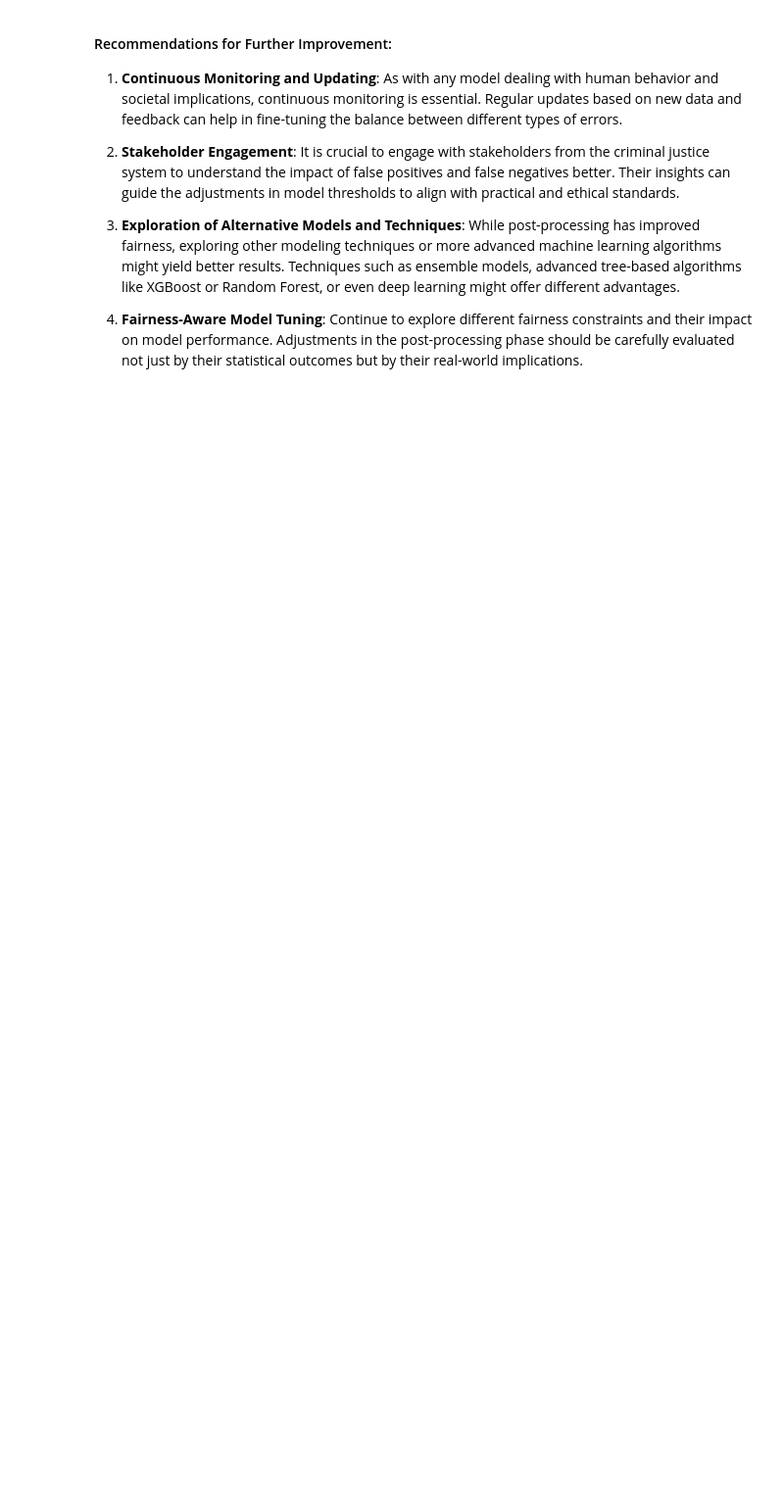
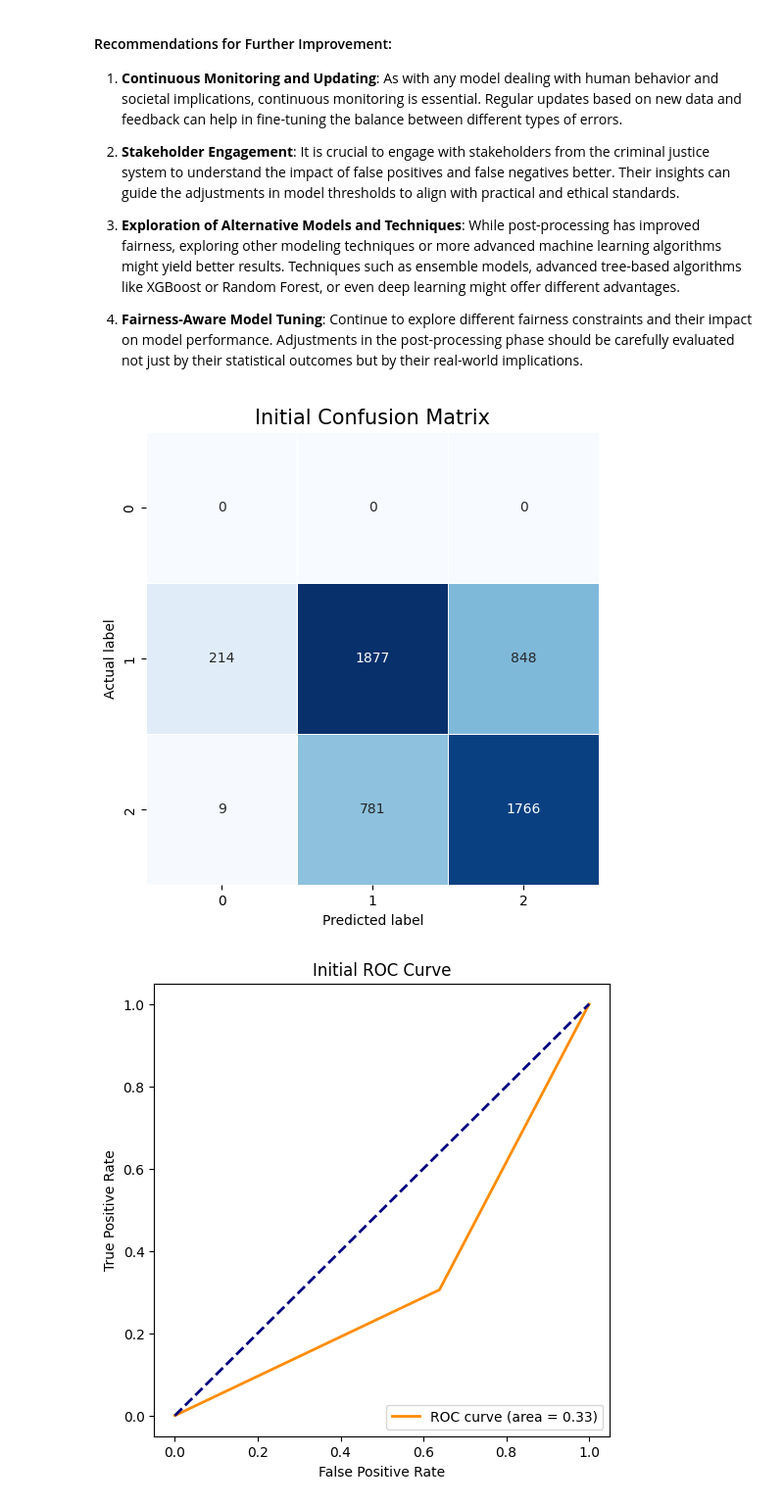
Before and after one commit to ElshadaiK/COMPAS-Recidivism-Bias-Analysis, a Jupyter notebook: notebooks/Compas.ipynb, the cells around one changed output. Shown at 98% size. Cells and saved outputs as stored; diff of their text form; code cells hidden in the pictures; blank space fills up the shorter version.

Commit message:
ROC & Confusion matrix comparisons

```diff
--- a/notebooks/Compas.ipynb
+++ b/notebooks/Compas.ipynb
@@ -230,6 +230,8 @@ from sklearn.metrics import classification_report
 # Making predictions on the test set
 y_pred = clf.predict(X_test)
 
+y_scores_initial = clf.predict_proba(X_test)[:, 1]  # get the probability of the positive class
+
 # Evaluating the model's performance
 print("Classification Report:")
 print(classification_report(y_test, y_pred))
@@ -527,3 +536,44 @@ These results show a balanced improvement across both major classes, reflecting
 3. **Exploration of Alternative Models and Techniques**: While post-processing has improved fairness, exploring other modeling techniques or more advanced machine learning algorithms might yield better results. Techniques such as ensemble models, advanced tree-based algorithms like XGBoost or Random Forest, or even deep learning might offer different advantages.
 
 4. **Fairness-Aware Model Tuning**: Continue to explore different fairness constraints and their impact on model performance. Adjustments in the post-processing phase should be carefully evaluated not just by their statistical outcomes but by their real-world implications.
+# %%
+import matplotlib.pyplot as plt
+from sklearn.metrics import confusion_matrix, roc_curve, auc
+import seaborn as sns
+import numpy as np
+
+# Function to plot confusion matrix
+def plot_confusion_matrix(y_true, y_pred, title='Confusion Matrix'):
+    cm = confusion_matrix(y_true, y_pred)
+    plt.figure(figsize=(6,6))
+    sns.heatmap(cm, annot=True, fmt="d", linewidths=.5, square = True, cmap = 'Blues', cbar=False)
+    plt.ylabel('Actual label')
+    plt.xlabel('Predicted label')
+    plt.title(title, size = 15)
+
+# Function to plot ROC curve
+def plot_roc_curve(y_true, y_scores, title='ROC Curve'):
+    fpr, tpr, _ = roc_curve(y_true, y_scores)
+    roc_auc = auc(fpr, tpr)
+    plt.figure(figsize=(6,6))
+    plt.plot(fpr, tpr, color='darkorange', lw=2, label='ROC curve (area = %0.2f)' % roc_auc)
+    plt.plot([0, 1], [0, 1], color='navy', lw=2, linestyle='--')
+    plt.xlabel('False Positive Rate')
+    plt.ylabel('True Positive Rate')
+    plt.title(title)
+    plt.legend(loc="lower right")
+
+
+plot_confusion_matrix(y_test, y_pred, title='Initial Confusion Matrix')
+plot_roc_curve(y_test, y_scores_initial, title='Initial ROC Curve')
+
+# Confusion Matrix and ROC Curve after applying ThresholdOptimizer
+y_scores_post = postprocessor._pmf_predict(X_test, sensitive_features=sensitive_features_test)[:, 1]  # get the probability of the positive class
+
+plot_confusion_matrix(y_test, y_pred_postprocessed, title='Post-Processed Confusion Matrix')
+plot_roc_curve(y_test, y_scores_post, title='Post-Processed ROC Curve')
+
+plt.show()
+# %% [output]
+[figure, added]
+[figure, added]
```
Also changed, not shown: parts of 3 cells of this notebook.
